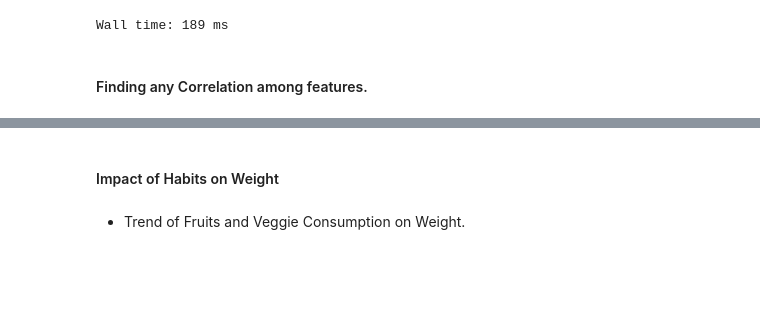
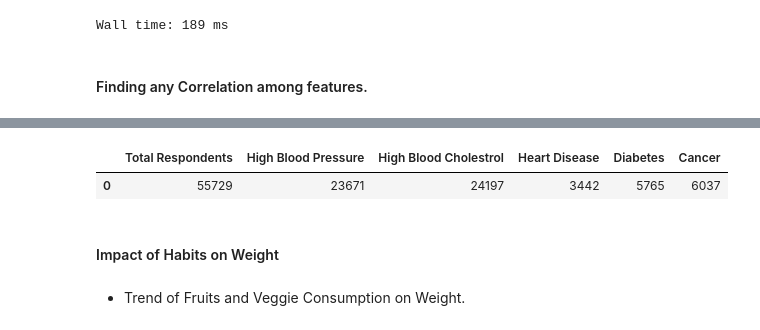
Before and after one commit to ic2019/groupb_project1, a Jupyter notebook: behavior_analysis.ipynb, the cells around one changed output, grey strips where cells are left out. Saved outputs shown, nothing was run; the diff lists cells and outputs as text; code cells hidden in the pictures; blank space fills up the shorter version.

```diff
--- a/behavior_analysis.ipynb
+++ b/behavior_analysis.ipynb
@@ -56,9 +56,20 @@ behavior_data.corr()
 # %%
 # Total count of all diseases for percentage calculation later.
 bp_count = len(behavior_data[behavior_data["Blood Pressure"] == 'Yes'])
 diabetes_count = len(behavior_data[(behavior_data["Diabetes"] == "Yes") | (behavior_data["Diabetes"] =="Borderline")])
 cancer_count = len(behavior_data[behavior_data["Cancer"] =='Yes'])
 chol_count = len(behavior_data[behavior_data["Cholestrol"] == 'Yes'])
 heart_count = len(behavior_data[behavior_data["Heart Disease"] == 'Yes'])
+total_respondents = behavior_data.count()[0]
+diseases_count = pd.DataFrame({"Total Respondents" : [total_respondents],
+                              "High Blood Pressure" : [bp_count],
+                              "High Blood Cholestrol": [chol_count],
+                              "Heart Disease" : [heart_count],
+                              "Diabetes": [diabetes_count],
+                              "Cancer": [cancer_count]})
+diseases_count
+# %% [output]
+|  | Total Respondents | High Blood Pressure | High Blood Cholestrol | Heart Disease | Diabetes | Cancer |
+| 0 | 55729 | 23671 | 24197 | 3442 | 5765 | 6037 |
 # %%
 # Setting a color scheme
```
Also changed, not shown: parts of 9 cells of this notebook, 5 other files.
